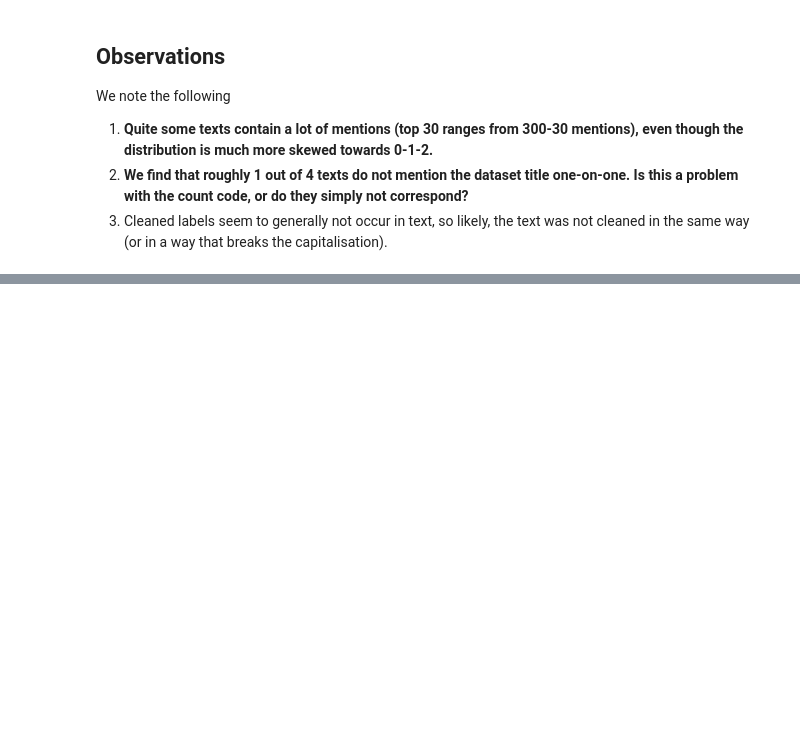
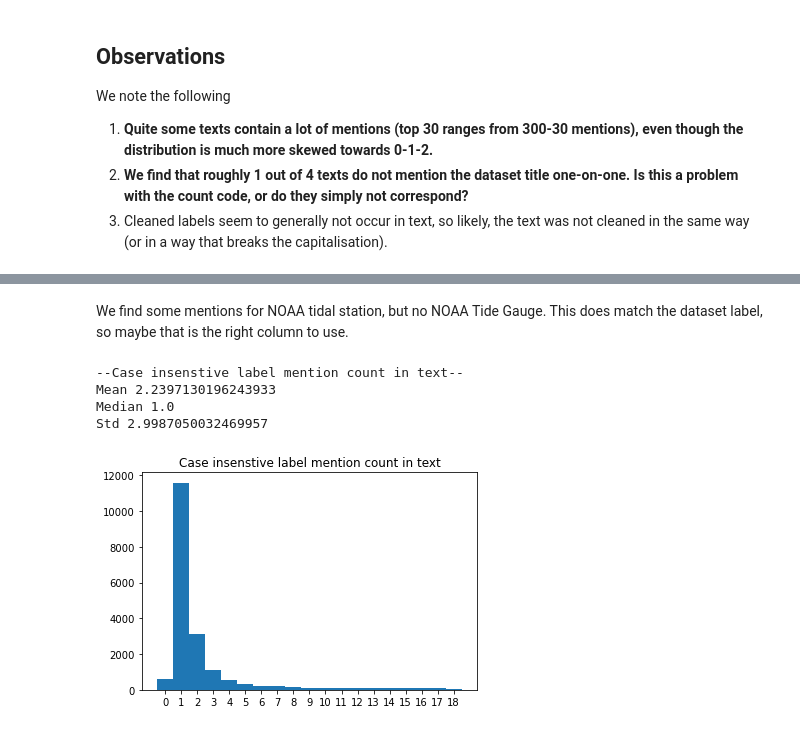
Before and after one commit to verrannt/show-us-the-data, a Jupyter notebook: src/notebooks/capitalisation_eda.ipynb, the cells around one changed output, grey strips where cells are left out. Cells and saved outputs as stored; diff of their text form; code cells hidden in the pictures; blank space fills up the shorter version.

```diff
--- a/src/notebooks/capitalisation_eda.ipynb
+++ b/src/notebooks/capitalisation_eda.ipynb
@@ -226,0 +327,12 @@ We note the following
+# %% [markdown]
+We find some mentions for NOAA tidal station, but no NOAA Tide Gauge. This does match the dataset label, so maybe that is the right column to use.
+# %%
+train_df["label_mention_count_insens"] = train_df.apply(lambda data: data['text'].lower().count(data['dataset_label'].lower()), axis=1)
+# %%
+count_statistics(train_df["label_mention_count_insens"][train_df["label_mention_count_insens"] < 20], "Case insenstive label mention count in text")
+# %% [output]
+--Case insenstive label mention count in text--
+Mean 2.2397130196243933
+Median 1.0
+Std 2.9987050032469957
+[figure, added]
```
Also changed, not shown: parts of 30 cells of this notebook, 2 other files.
